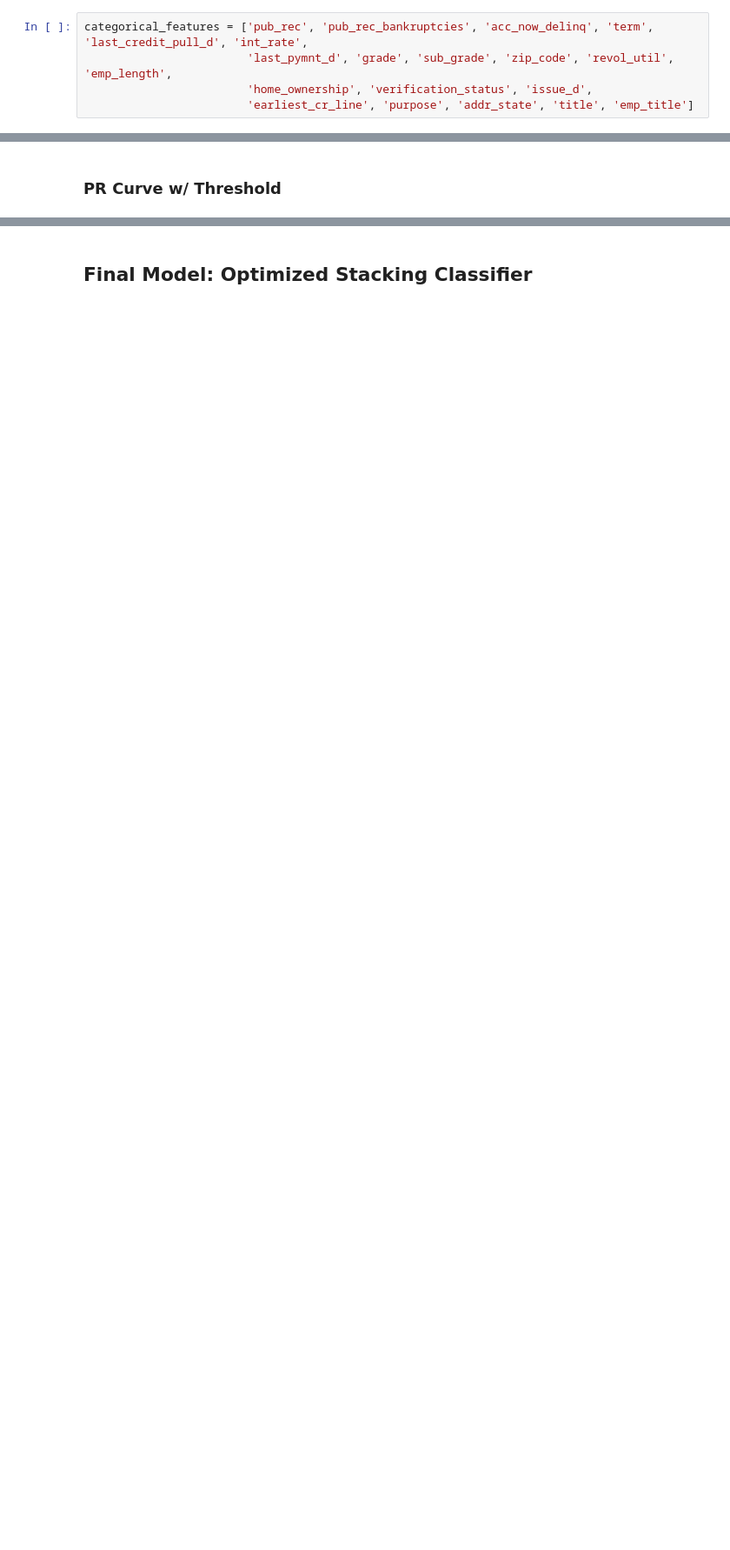
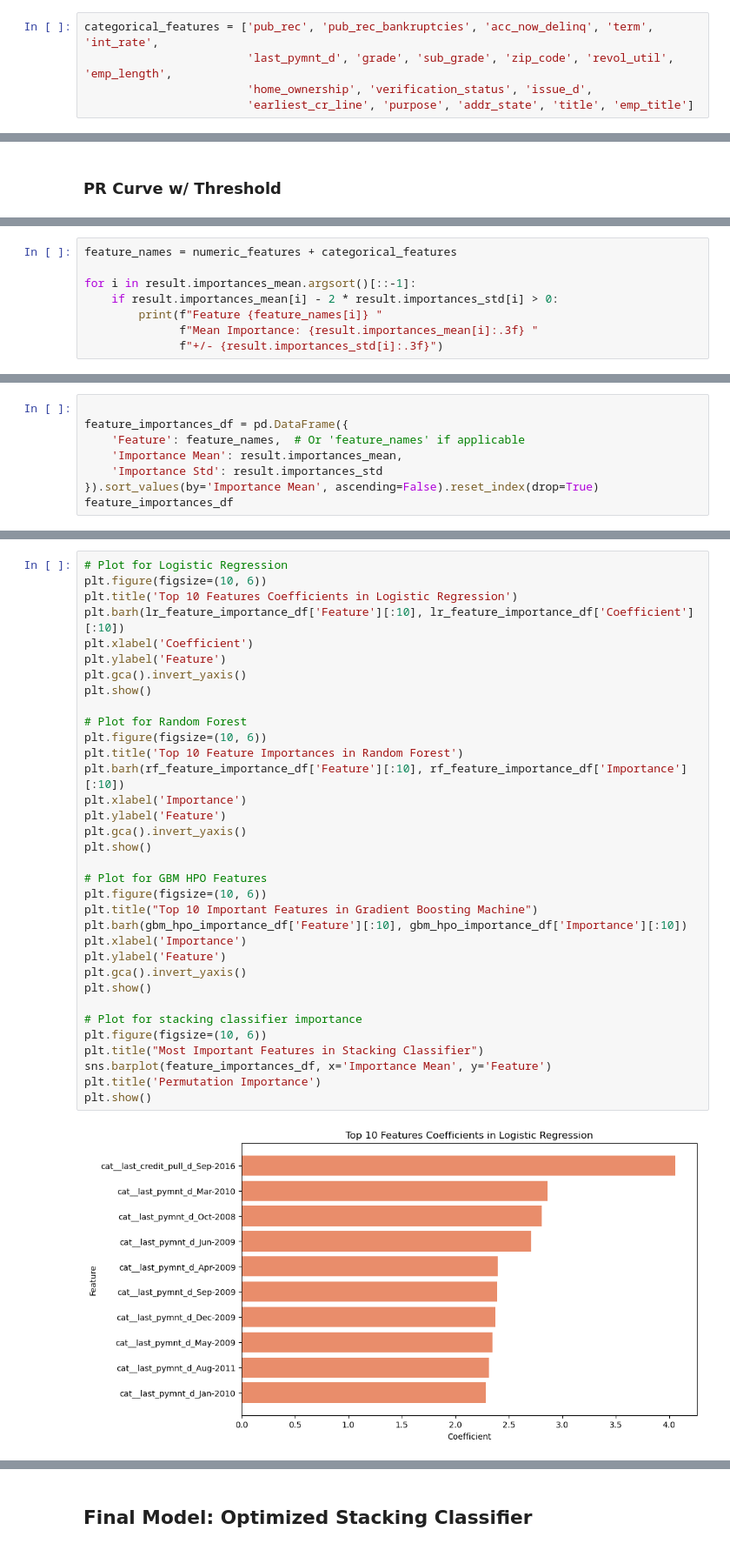
Before and after one commit to MikeVej/ML_LoanDefaults, a Jupyter notebook: LoanDefaults_MichaelVejsiri.ipynb, the cells around one changed output, grey strips where cells are left out. Shown at 87% size. Saved outputs shown, nothing was run; the diff lists cells and outputs as text; blank space fills up the shorter version.

```diff
--- a/LoanDefaults_MichaelVejsiri.ipynb
+++ b/LoanDefaults_MichaelVejsiri.ipynb
@@ -316,7 +316,7 @@ numeric_features = ['fico_range_low', 'fico_range_high', 'inq_last_6mths', 'open
 #categorical_features = dfp.query('feature_type == "CATEGORY"')['feature_name'].to_list()
 #print(categorical_features)
 # %%
-categorical_features = ['pub_rec', 'pub_rec_bankruptcies', 'acc_now_delinq', 'term', 'last_credit_pull_d', 'int_rate',
+categorical_features = ['pub_rec', 'pub_rec_bankruptcies', 'acc_now_delinq', 'term', 'int_rate',
                         'last_pymnt_d', 'grade', 'sub_grade', 'zip_code', 'revol_util', 'emp_length',
                         'home_ownership', 'verification_status', 'issue_d',
                         'earliest_cr_line', 'purpose', 'addr_state', 'title', 'emp_title']
@@ -1865,0 +2170,8 @@ plt.show()
+# %%
+feature_names = numeric_features + categorical_features
+
+for i in result.importances_mean.argsort()[::-1]:
+    if result.importances_mean[i] - 2 * result.importances_std[i] > 0:
+        print(f"Feature {feature_names[i]} "
+              f"Mean Importance: {result.importances_mean[i]:.3f} "
+              f"+/- {result.importances_std[i]:.3f}")
@@ -1865,0 +2192,8 @@ plt.show()
+# %%
+
+feature_importances_df = pd.DataFrame({
+    'Feature': feature_names,  # Or 'feature_names' if applicable
+    'Importance Mean': result.importances_mean,
+    'Importance Std': result.importances_std
+}).sort_values(by='Importance Mean', ascending=False).reset_index(drop=True)
+feature_importances_df
@@ -1865,0 +2220,36 @@ plt.show()
+# %%
+# Plot for Logistic Regression
+plt.figure(figsize=(10, 6))
+plt.title('Top 10 Features Coefficients in Logistic Regression')
+plt.barh(lr_feature_importance_df['Feature'][:10], lr_feature_importance_df['Coefficient'][:10])
+plt.xlabel('Coefficient')
+plt.ylabel('Feature')
+plt.gca().invert_yaxis()
+plt.show()
+
+# Plot for Random Forest
+plt.figure(figsize=(10, 6))
+plt.title('Top 10 Feature Importances in Random Forest')
+plt.barh(rf_feature_importance_df['Feature'][:10], rf_feature_importance_df['Importance'][:10])
+plt.xlabel('Importance')
+plt.ylabel('Feature')
+plt.gca().invert_yaxis()
+plt.show()
+
+# Plot for GBM HPO Features
+plt.figure(figsize=(10, 6))
+plt.title("Top 10 Important Features in Gradient Boosting Machine")
+plt.barh(gbm_hpo_importance_df['Feature'][:10], gbm_hpo_importance_df['Importance'][:10])
+plt.xlabel('Importance')
+plt.ylabel('Feature')
+plt.gca().invert_yaxis()
+plt.show()
+
+# Plot for stacking classifier importance
+plt.figure(figsize=(10, 6))
+plt.title("Most Important Features in Stacking Classifier")
+sns.barplot(feature_importances_df, x='Importance Mean', y='Feature')
+plt.title('Permutation Importance')
+plt.show()
+# %% [output]
+[figure, added]
```
Also changed, not shown: parts of 27 cells of this notebook.
